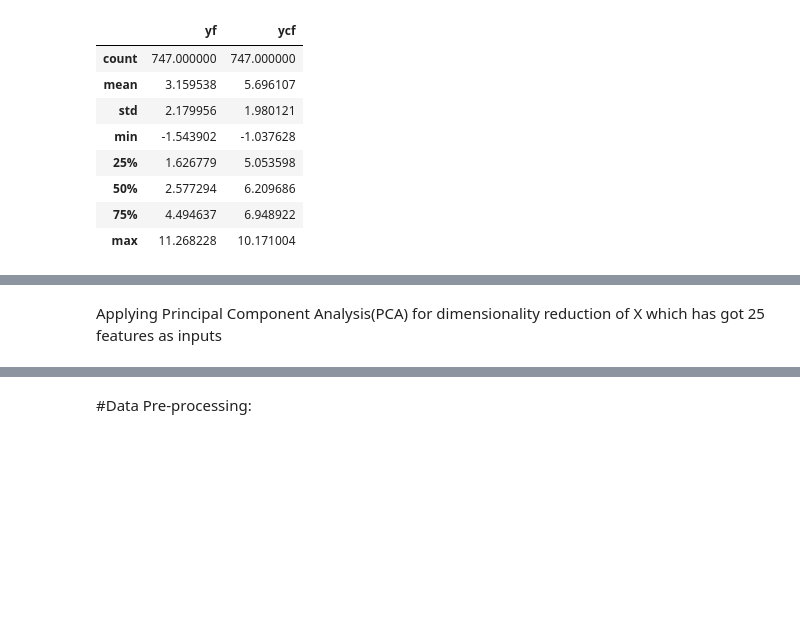
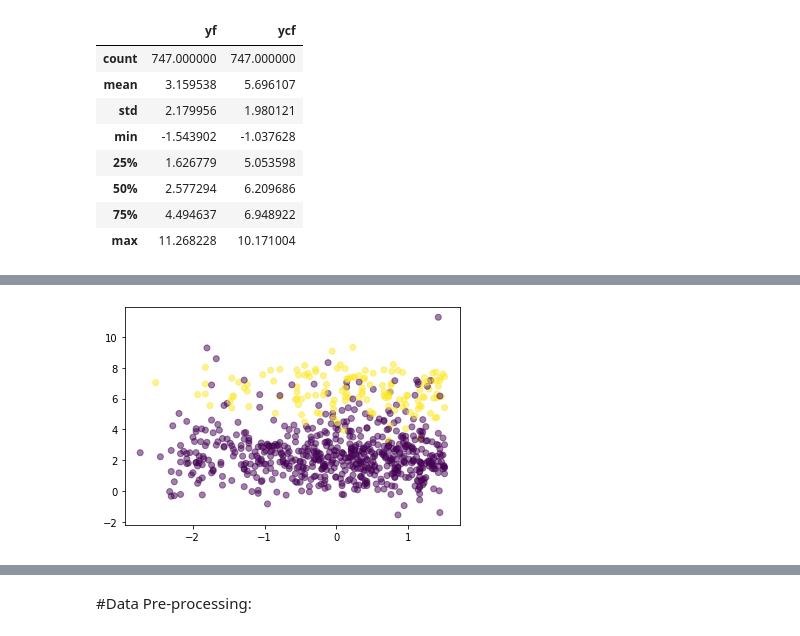
Before and after one commit to srigouri/CE888-CausalInference-Assignment2, a Jupyter notebook: 2101259_Causal_Inference.ipynb, the cells around one changed output, grey strips where cells are left out. Cells and saved outputs as stored; diff of their text form; code cells hidden in the pictures; blank space fills up the shorter version.

```diff
--- a/2101259_Causal_Inference.ipynb
+++ b/2101259_Causal_Inference.ipynb
@@ -139,2 +129,6 @@ Name: t, dtype: int64
-# %% [markdown]
-Applying Principal Component Analysis(PCA) for dimensionality reduction of X which has got 25 features as inputs
+# %%
+plt.scatter(ihdp_data['x1'], ihdp_data['yf'],c=ihdp_data['t'],alpha=0.5)
+
+plt.show()
+# %% [output]
+[figure, added]
```
Also changed, not shown: parts of 22 cells of this notebook.
